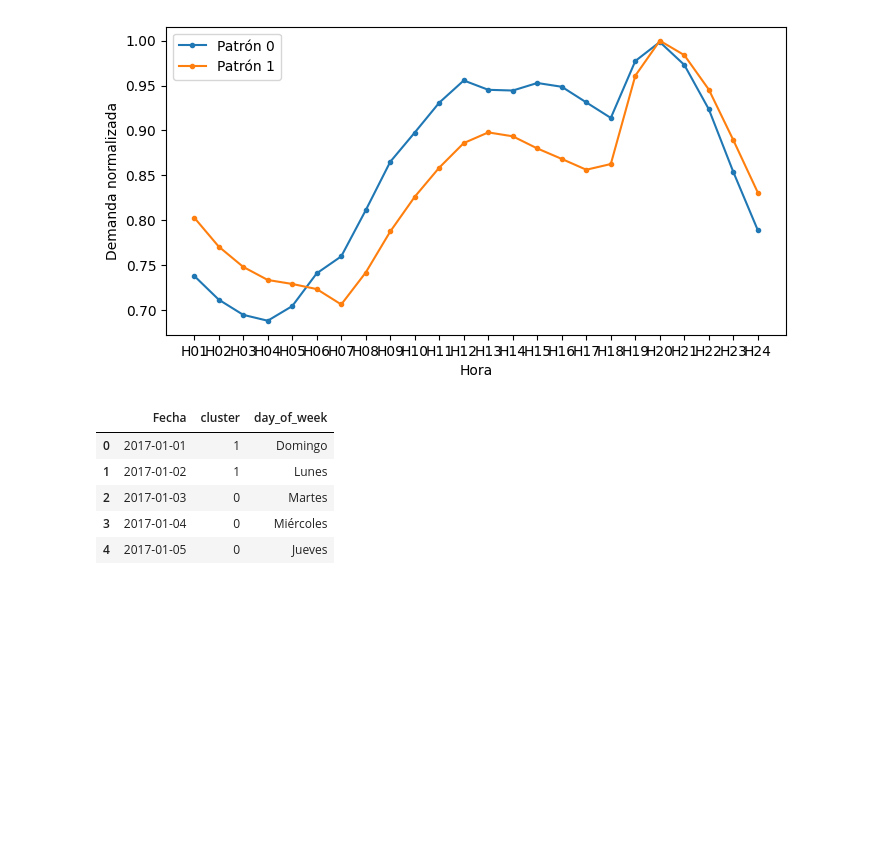
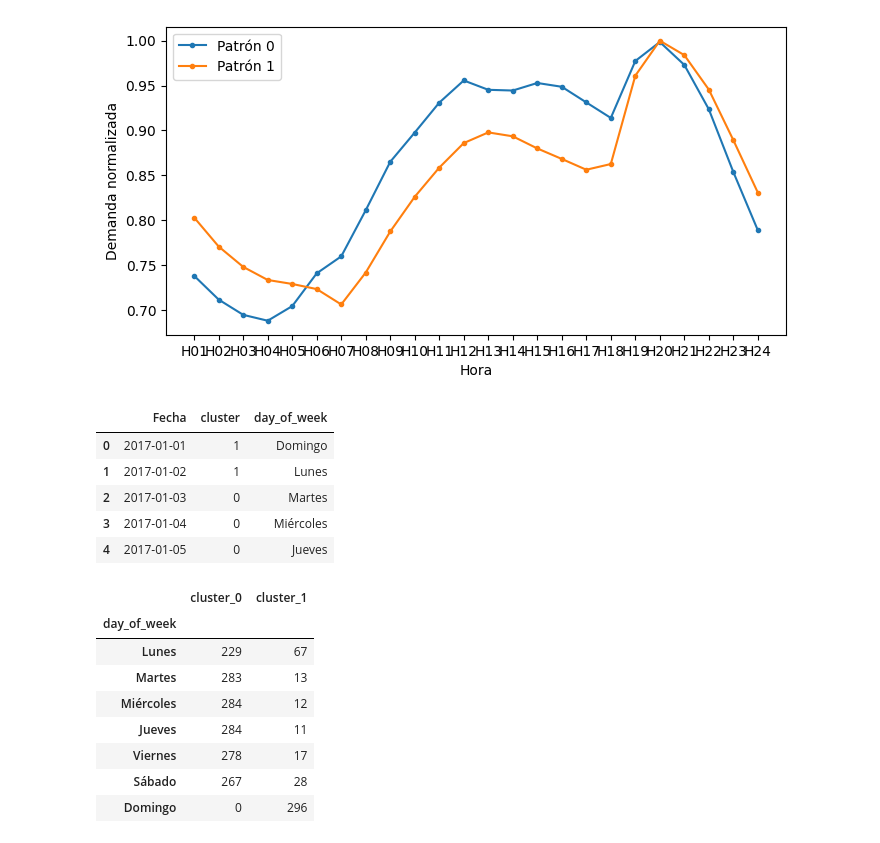
Before and after one commit to jdvelasq/classroom-vibecoding, a Jupyter notebook: implementation/predictiva/P206_clustering_demanda/professor/notebook.ipynb, the cells around one changed output. Saved outputs shown, nothing was run; the diff lists cells and outputs as text; code cells hidden in the pictures; blank space fills up the shorter version.

```diff
--- a/implementation/predictiva/P206_clustering_demanda/professor/notebook.ipynb
+++ b/implementation/predictiva/P206_clustering_demanda/professor/notebook.ipynb
@@ -90,6 +104,22 @@ daily_patterns.head()
 | 2 | 2017-01-03 | 0 | Martes |
 | 3 | 2017-01-04 | 0 | Miércoles |
 | 4 | 2017-01-05 | 0 | Jueves |
+# %%
+# La composición de cada cluster por día de semana permite discutir qué información adicional podría mejorar la segmentación.
+
+days_cluster_0 = daily_patterns.loc[daily_patterns["cluster"] == 0, "day_of_week"].value_counts().reindex(day_names, fill_value=0)
+days_cluster_1 = daily_patterns.loc[daily_patterns["cluster"] == 1, "day_of_week"].value_counts().reindex(day_names, fill_value=0)
+pd.DataFrame({"cluster_0": days_cluster_0, "cluster_1": days_cluster_1})
+# %% [output]
+|  | cluster_0 | cluster_1 |
+| day_of_week |  |  |
+| Lunes | 229 | 67 |
+| Martes | 283 | 13 |
+| Miércoles | 284 | 12 |
+| Jueves | 284 | 11 |
+| Viernes | 278 | 17 |
+| Sábado | 267 | 28 |
+| Domingo | 0 | 296 |
 # %%
 # Se guardan las evidencias de la segmentación para discutir la interpretación durante la clase.
 
```
Also changed, not shown: parts of 2 cells of this notebook, 3 other files.
